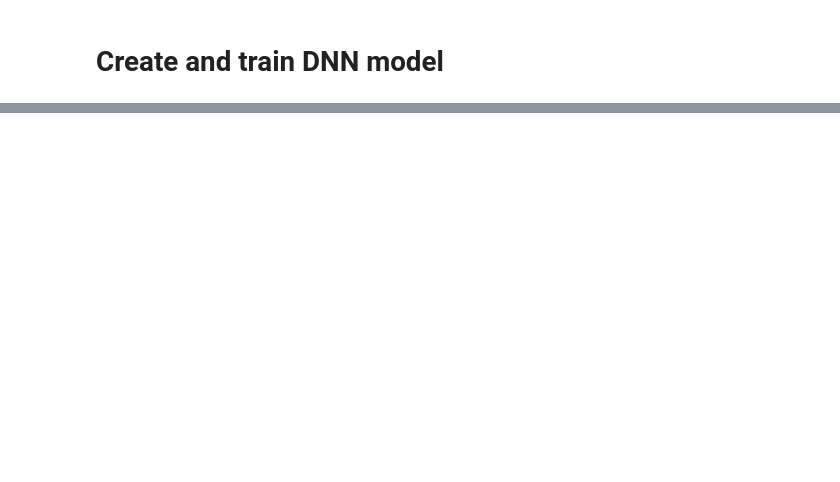
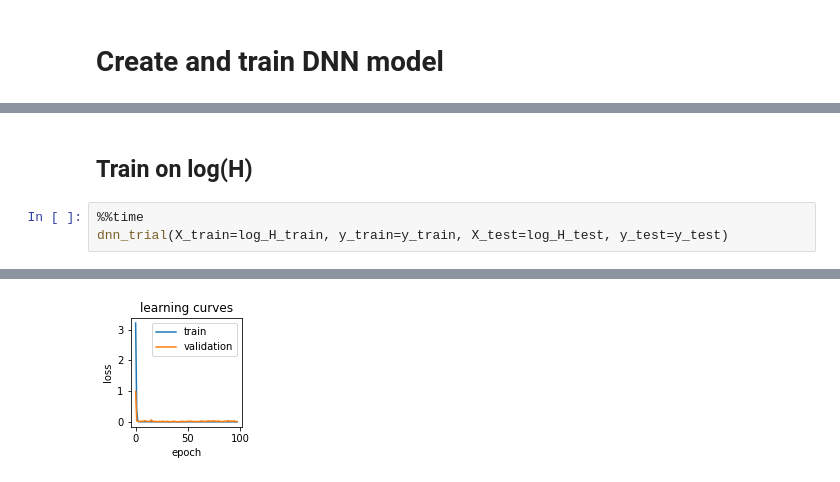
Before and after one commit to yossi-cohen/preferential-attachment, a Jupyter notebook: notebooks/trials-yulesimon.ipynb, the cells around one changed output, grey strips where cells are left out. Drawn from its saved outputs; the diff is of its cells as text; blank space fills up the shorter version.

```diff
--- a/notebooks/trials-yulesimon.ipynb
+++ b/notebooks/trials-yulesimon.ipynb
@@ -146,0 +153,6 @@ sqrt_mse: 0.20385155081748962
+# %% [markdown]
+## Train on log(H)
+# %%
+%%time
+dnn_trial(X_train=log_H_train, y_train=y_train, X_test=log_H_test, y_test=y_test)
+# %% [output]
@@ -146,0 +164 @@ sqrt_mse: 0.20385155081748962
+[figure, added]
```
Also changed, not shown: parts of 15 cells of this notebook, 1 other file.
